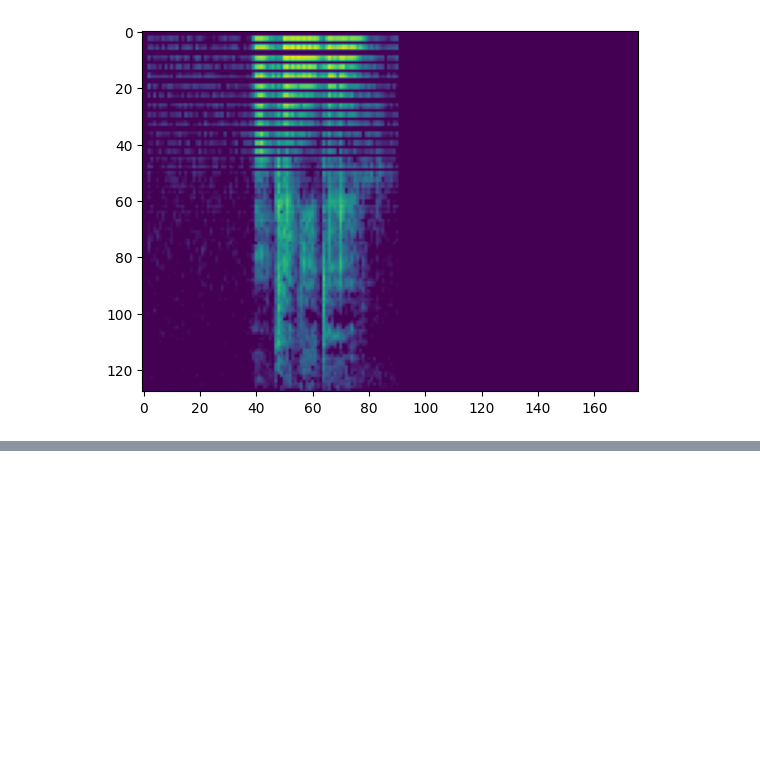
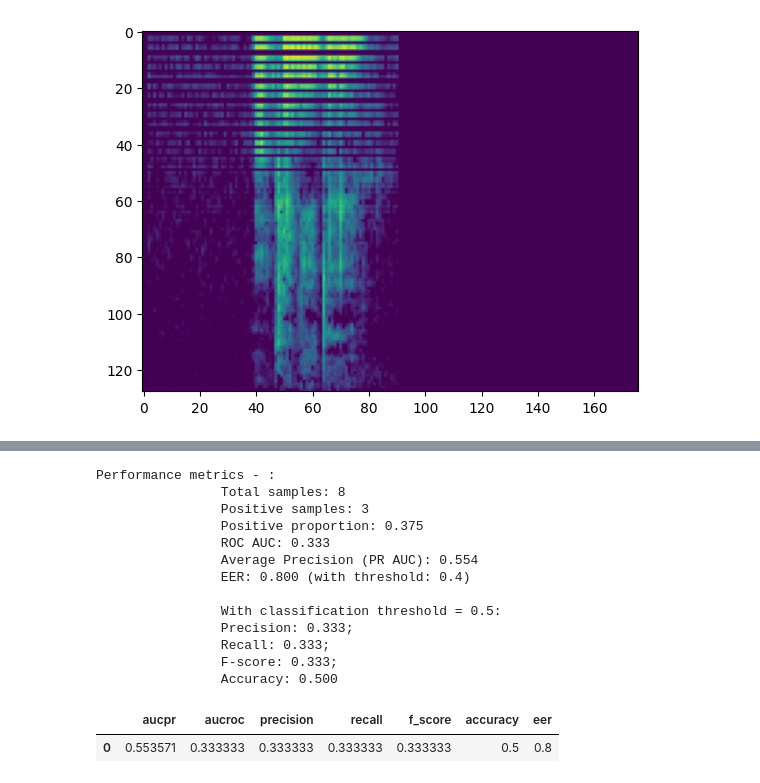
Before and after one commit to cassuci/adf-detector, a Jupyter notebook: 1-0-data-structure.ipynb, the cells around one changed output, grey strips where cells are left out. Drawn from its saved outputs; the diff is of its cells as text; code cells hidden in the pictures; blank space fills up the shorter version.

```diff
--- a/1-0-data-structure.ipynb
+++ b/1-0-data-structure.ipynb
@@ -247,0 +256,22 @@ plt.imshow(audio_to_mel_spectrogram(cls_train_ids_sample[cls_train_ids_sample['f
+# %%
+y_true = np.array([0, 0, 0, 0, 0, 1, 1, 1])
+y_score = np.array([0.4, 0.3, 0.6, 0.4, 0.55, 0.7, 0.1, 0.09])
+
+evaluator = metrics.BinaryPerformance(y_true, y_score)
+evaluator.evaluate_binary_performance()
+# %% [output]
+Performance metrics - :
+                Total samples: 8
+                Positive samples: 3
+                Positive proportion: 0.375
+                ROC AUC: 0.333
+                Average Precision (PR AUC): 0.554
+                EER: 0.800 (with threshold: 0.4)
+
+                With classification threshold = 0.5:
+                Precision: 0.333;
+                Recall: 0.333;
+                F-score: 0.333;
+                Accuracy: 0.500
+|  | aucpr | aucroc | precision | recall | f_score | accuracy | eer |
+| 0 | 0.553571 | 0.333333 | 0.333333 | 0.333333 | 0.333333 | 0.5 | 0.8 |
```
Also changed, not shown: parts of 4 cells of this notebook, 2 other files.
